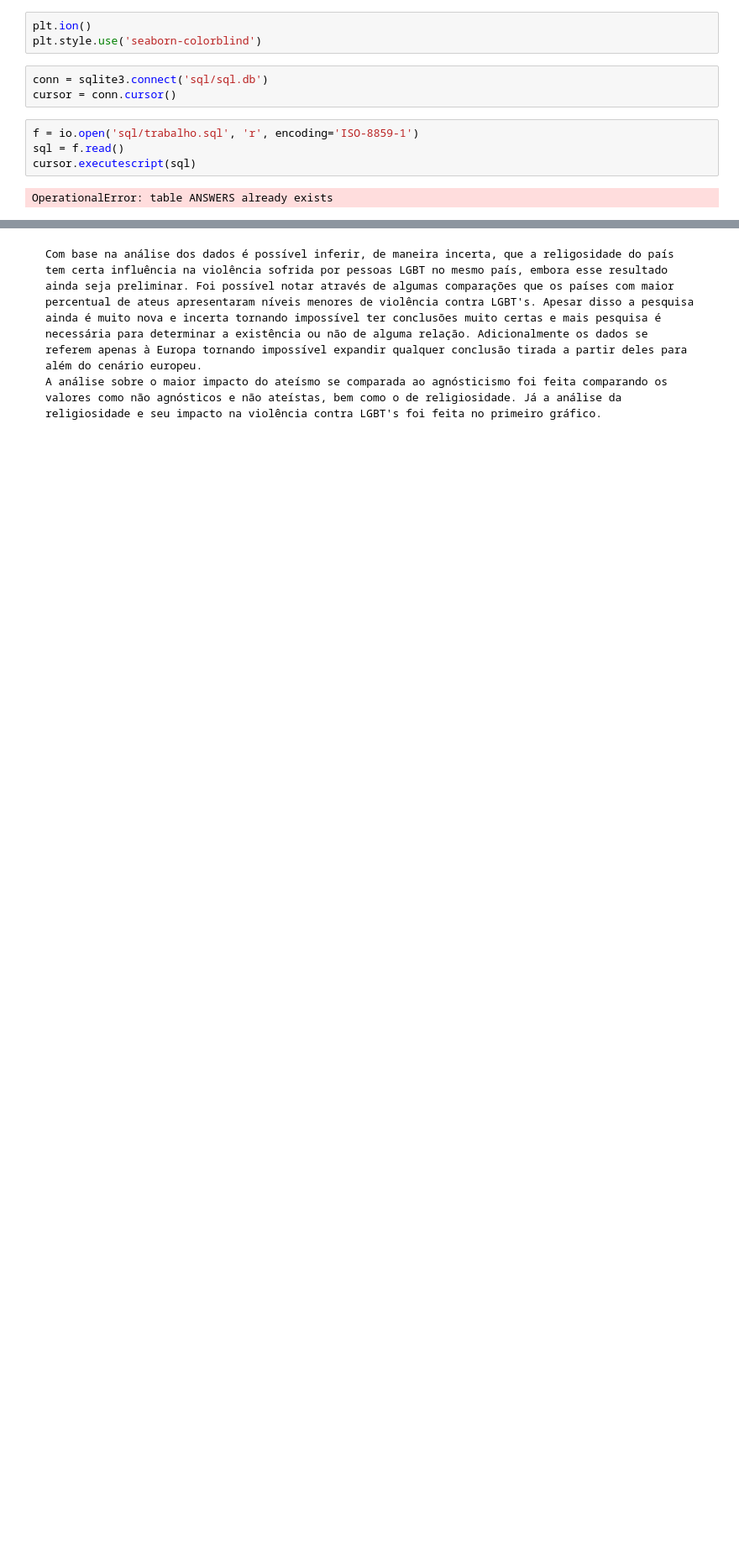
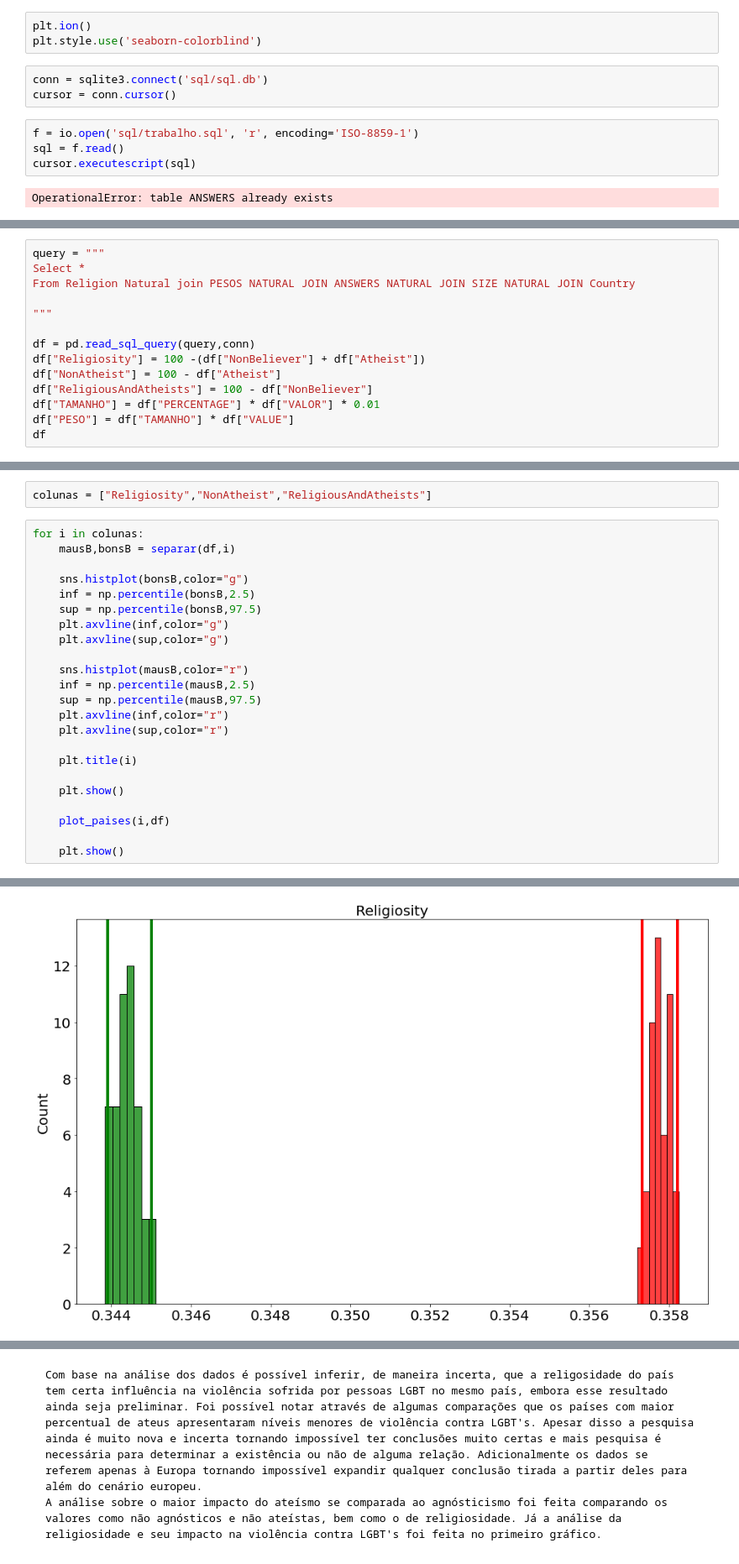
Before and after one commit to FranciscoNevesT/Trabalho-ICD, a Jupyter notebook: Diane Fenzi.ipynb, the cells around one changed output, grey strips where cells are left out. Shown: that part at 84% size. Cells and saved outputs as stored; diff of their text form; blank space fills up the shorter version.

```diff
--- a/Diane Fenzi.ipynb
+++ b/Diane Fenzi.ipynb
@@ -196,0 +135,14 @@ plt.show()
+# %%
+query = """
+Select *
+From Religion Natural join PESOS NATURAL JOIN ANSWERS NATURAL JOIN SIZE NATURAL JOIN Country
+
+"""
+
+df = pd.read_sql_query(query,conn)
+df["Religiosity"] = 100 -(df["NonBeliever"] + df["Atheist"])
+df["NonAtheist"] = 100 - df["Atheist"]
+df["ReligiousAndAtheists"] = 100 - df["NonBeliever"]
+df["TAMANHO"] = df["PERCENTAGE"] * df["VALOR"] * 0.01
+df["PESO"] = df["TAMANHO"] * df["VALUE"]
+df
@@ -196,0 +163,26 @@ plt.show()
+# %%
+colunas = ["Religiosity","NonAtheist","ReligiousAndAtheists"]
+# %%
+for i in colunas:
+    mausB,bonsB = separar(df,i)
+
+    sns.histplot(bonsB,color="g")
+    inf = np.percentile(bonsB,2.5)
+    sup = np.percentile(bonsB,97.5)
+    plt.axvline(inf,color="g")
+    plt.axvline(sup,color="g")
+
+    sns.histplot(mausB,color="r")
+    inf = np.percentile(mausB,2.5)
+    sup = np.percentile(mausB,97.5)
+    plt.axvline(inf,color="r")
+    plt.axvline(sup,color="r")
+
+    plt.title(i)
+
+    plt.show()
+
+    plot_paises(i,df)
+
+    plt.show()
+# %% [output]
@@ -196,0 +192 @@ plt.show()
+[figure, added]
```
Also changed, not shown: parts of 16 cells of this notebook, 47 other files.
